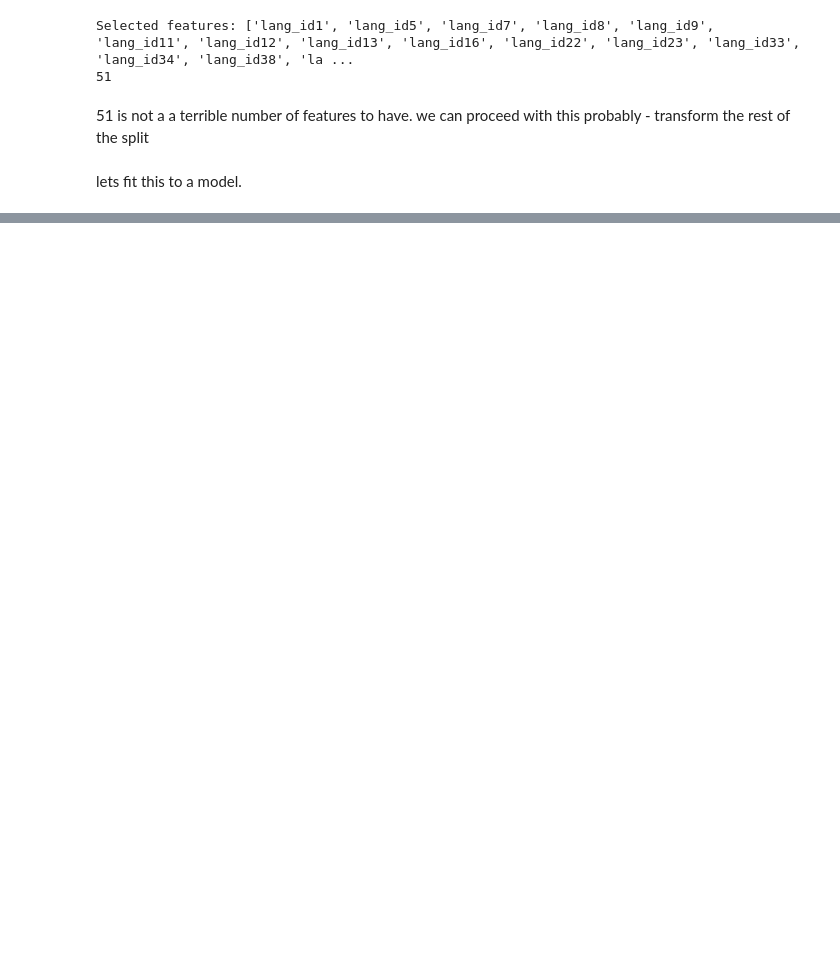
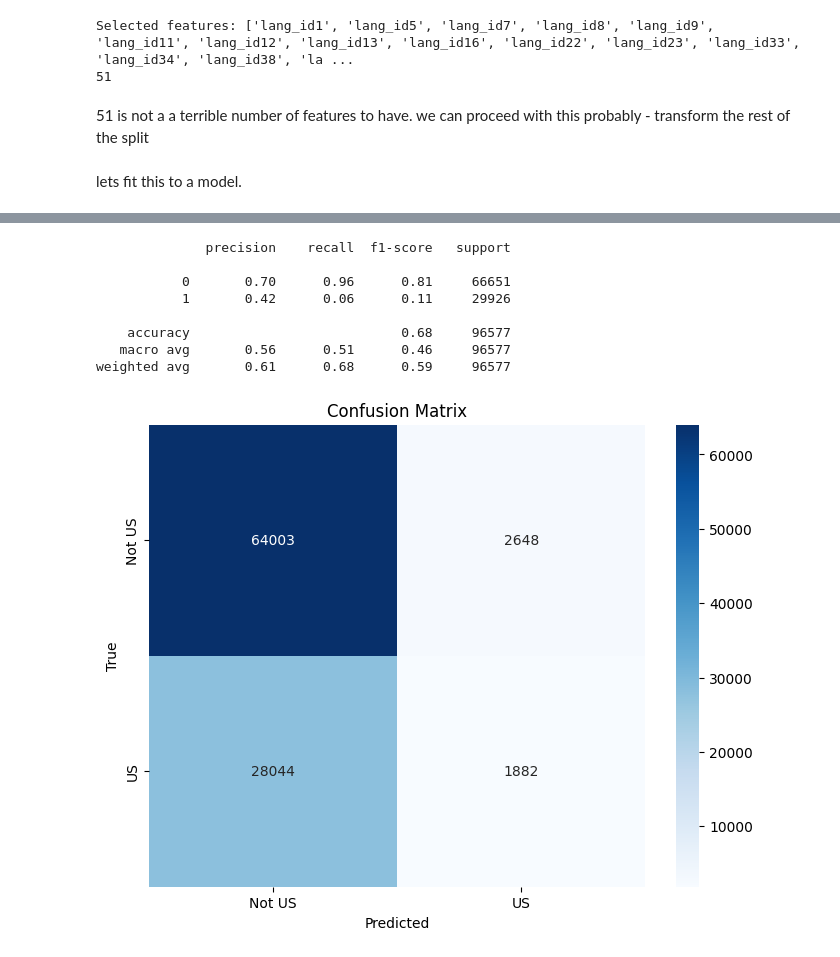
Before and after one commit to Ayan-Sengupta/us_location_identifier, a Jupyter notebook: src/experiment.ipynb, the cells around one changed output, grey strips where cells are left out. Cells and saved outputs as stored; diff of their text form; code cells hidden in the pictures; blank space fills up the shorter version.

```diff
--- a/src/experiment.ipynb
+++ b/src/experiment.ipynb
@@ -162,0 +277,27 @@ lets fit this to a model.
+# %%
+# fit the model with the best parameters on the full training set
+best_rfc = RandomForestClassifier(**random_search.best_params_, random_state=42)
+best_rfc.fit(X_train, y_train)
+# predict on the validation set
+y_val_pred = best_rfc.predict(X_val)
+# check performance of the model
+# Print classification report
+print(classification_report(y_val, y_val_pred))
+# Print confusion matrix
+cm = confusion_matrix(y_val, y_val_pred)
+plt.figure(figsize=(8, 6))
+sns.heatmap(cm, annot=True, fmt='d', cmap='Blues', xticklabels=['Not US', 'US'], yticklabels=['Not US', 'US'])
+plt.title('Confusion Matrix')
+plt.xlabel('Predicted')
+plt.ylabel('True')
+plt.show()
+# %% [output]
+              precision    recall  f1-score   support
+
+           0       0.70      0.96      0.81     66651
+           1       0.42      0.06      0.11     29926
+
+    accuracy                           0.68     96577
+   macro avg       0.56      0.51      0.46     96577
+weighted avg       0.61      0.68      0.59     96577
+[figure, added]
```
Also changed, not shown: parts of 8 cells of this notebook, 1 other file.
